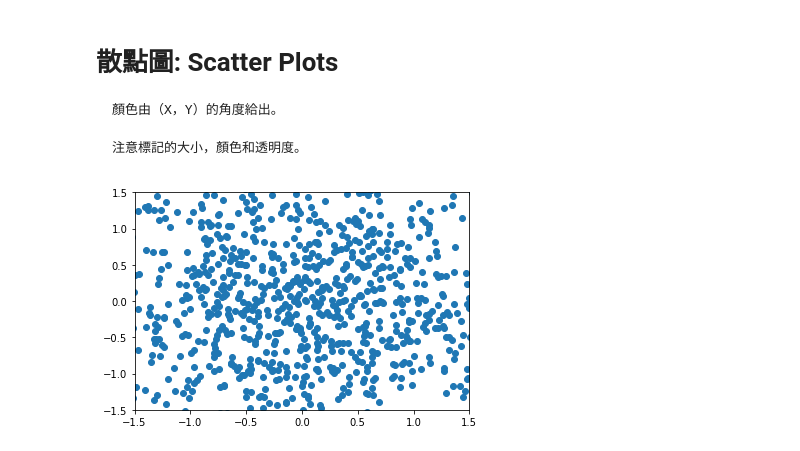
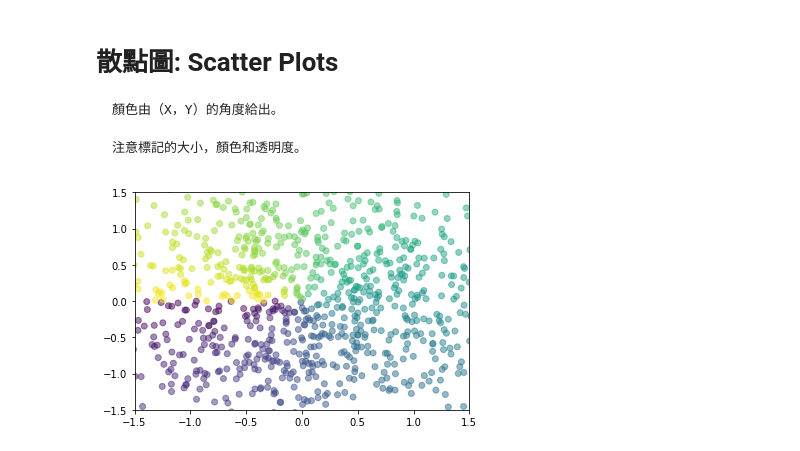
Before and after one commit to lindahu1/PythonDataScience-60days, a Jupyter notebook: 18.Python 資料視覺化工具與常見統計圖表介紹/Data Visualization_Day-1_HW.ipynb, the cells around one changed output. Saved outputs shown, nothing was run; the diff lists cells and outputs as text; code cells hidden in the pictures.

```diff
--- a/18.Python 資料視覺化工具與常見統計圖表介紹/Data Visualization_Day-1_HW.ipynb
+++ b/18.Python 資料視覺化工具與常見統計圖表介紹/Data Visualization_Day-1_HW.ipynb
@@ -51,19 +51,20 @@ plt.show()
 # %%
 n = 1024
 X = np.random.normal(0,1,n)
 Y = np.random.normal(0,1,n)
 
 '''
 #作業
 
 #方法不只有一種
 
 '''
 
 plt.xlim(-1.5,1.5)
 plt.ylim(-1.5,1.5)
 
-plt.scatter(X,Y)
+T = np.arctan2(Y,X)
+plt.scatter(X,Y, c=T, alpha=0.5)
 plt.show()
 # %% [output]
-[figure, old version]
+[figure, new version]
```
